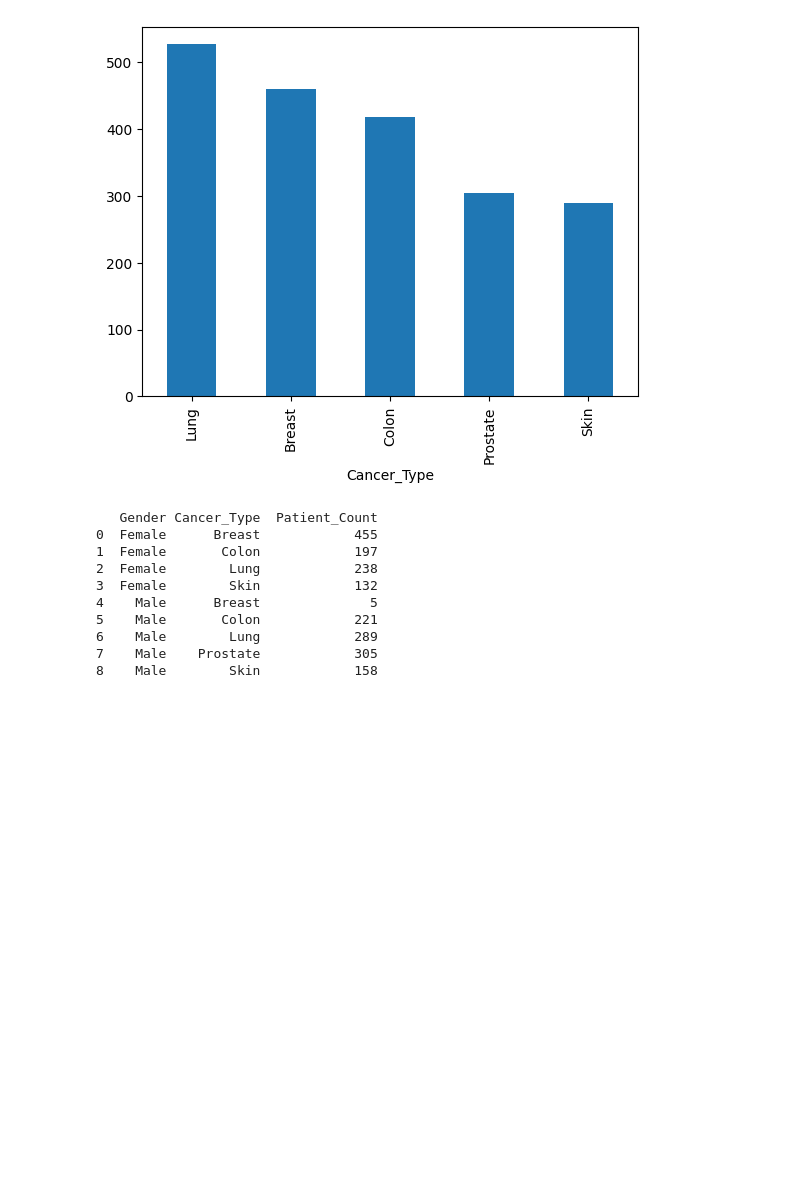
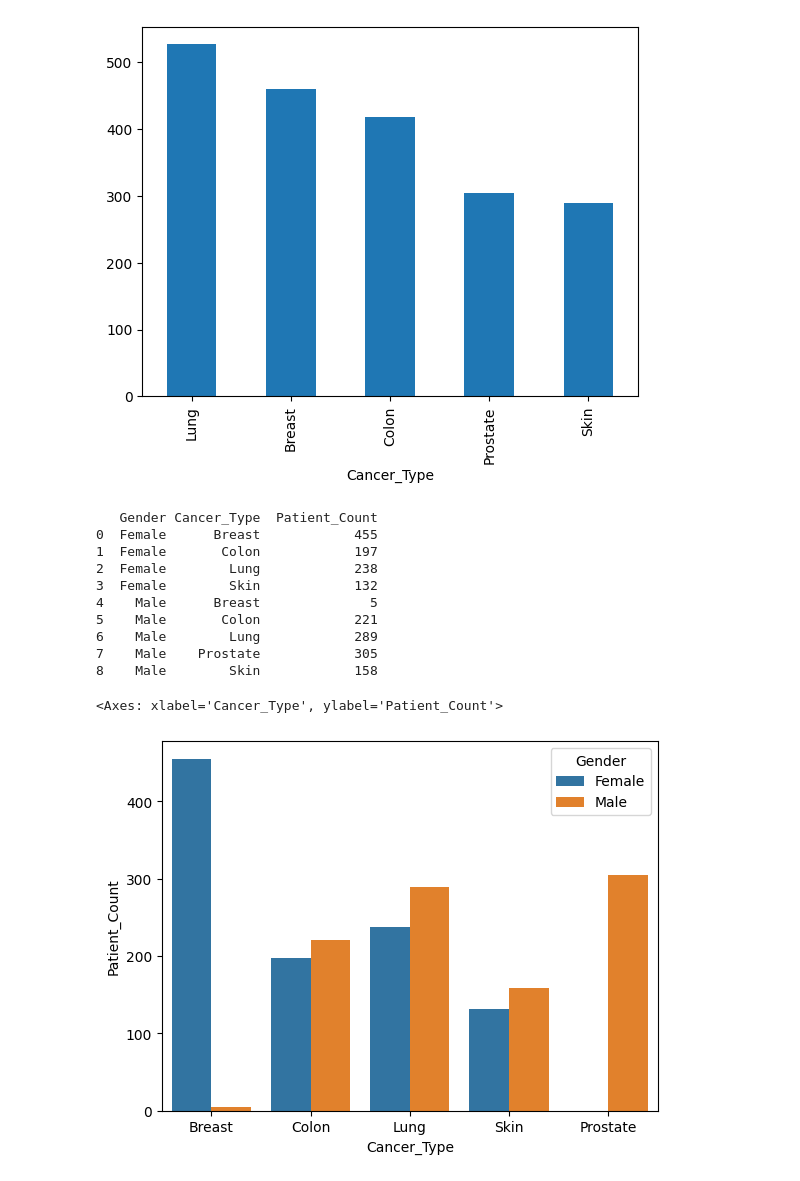
Before and after one commit to RichelCode/Cancer_Risk_Prediction, a Jupyter notebook: notebooks/01_eda.ipynb, the cells around one changed output. Saved outputs shown, nothing was run; the diff lists cells and outputs as text; code cells hidden in the pictures; blank space fills up the shorter version.

```diff
--- a/notebooks/01_eda.ipynb
+++ b/notebooks/01_eda.ipynb
@@ -118,3 +118,8 @@ print(gender_cancer_counts)
 6    Male        Lung            289
 7    Male    Prostate            305
 8    Male        Skin            158
+# %%
+sns.barplot(data=gender_cancer_counts,x='Cancer_Type',y='Patient_Count',hue='Gender')
+# %% [output]
+<Axes: xlabel='Cancer_Type', ylabel='Patient_Count'>
+[figure, added]
```
